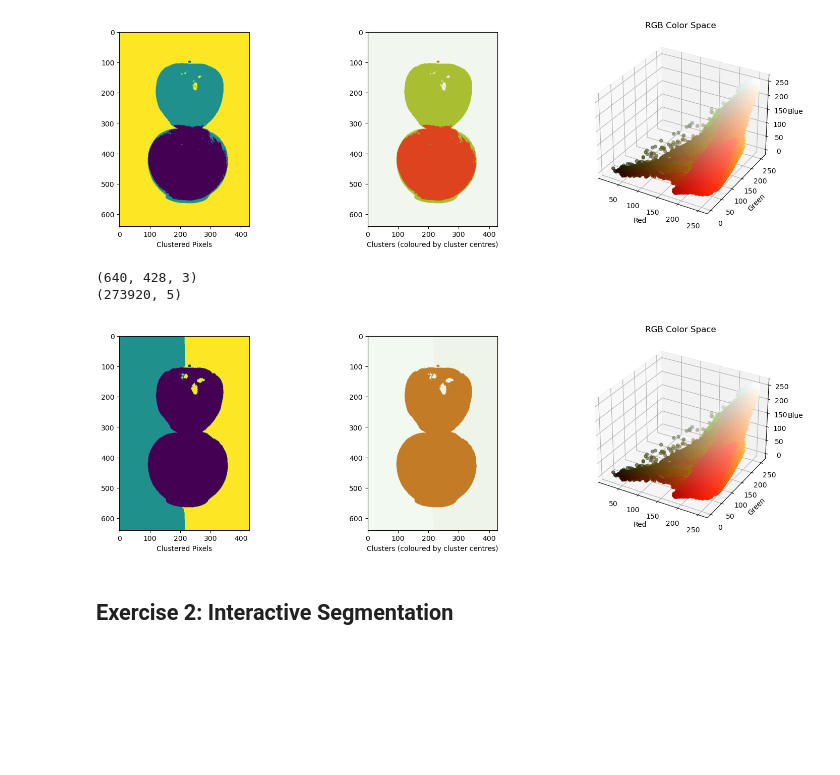
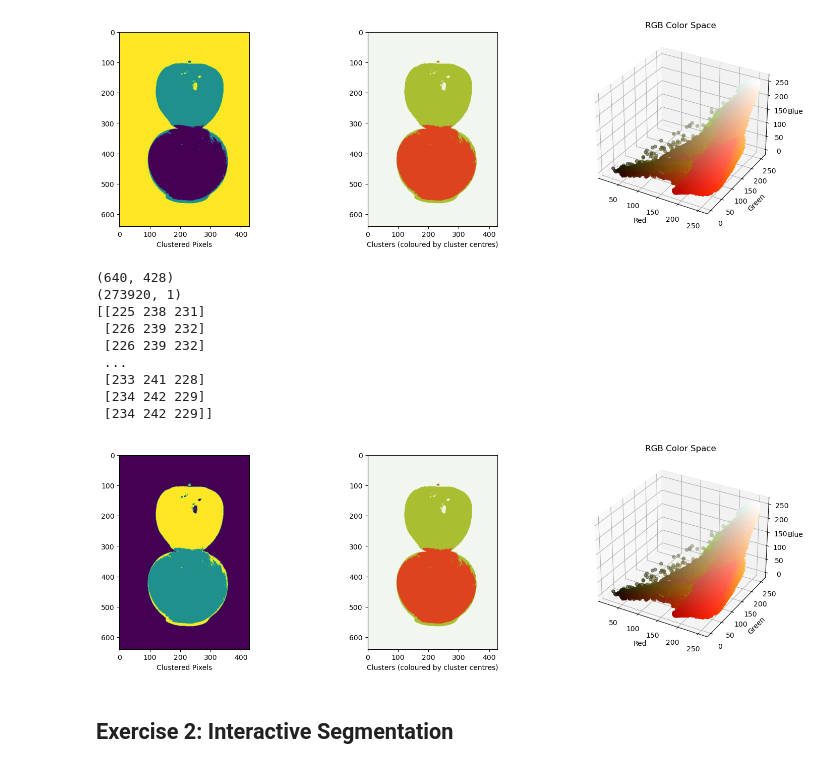
Before and after one commit to AmelineA2003/AMME5710, a Jupyter notebook: Tutorials/AMME5710_week6_tutorial.ipynb, the cells around one changed output. Saved outputs shown, nothing was run; the diff lists cells and outputs as text; code cells hidden in the pictures; blank space fills up the shorter version.

```diff
--- a/Tutorials/AMME5710_week6_tutorial.ipynb
+++ b/Tutorials/AMME5710_week6_tutorial.ipynb
@@ -329,21 +329,27 @@ img = cv2.imread('example_images_week6/apples.jpg')
 img = cv2.cvtColor(img, cv2.COLOR_BGR2RGB)
 
 h, w, _ = img.shape
-print(img.shape)
 
 # Convert image pixel data (RGB) into 2D array
 pixel_data = np.float32(img.reshape((-1,3)))
 
 # Find coordinate data and scale
 x_coords, y_coords = np.meshgrid(np.arange(w), np.arange(h))
-x_coords = (x_coords / w) * 255
-y_coords = (y_coords / h) * 255
+
+# scale spatial from zero to one to have equal controbution to RGB values
+x_coords = (x_coords / w) * 1
+y_coords = (y_coords / h) * 1
+
+print(x_coords.shape)
 x_coords = x_coords.reshape((-1,1)).astype(np.float32)
 y_coords = y_coords.reshape((-1,1)).astype(np.float32)
 
+print(x_coords.shape)
 
+
+# Create 5D vector of data
 pixel_data = np.hstack((pixel_data, x_coords, y_coords))
-print(pixel_data.shape)
+
 
 # K-means clustering
 K = 3
@@ -351,38 +357,47 @@ criteria = (cv2.TERM_CRITERIA_EPS+cv2.TERM_CRITERIA_MAX_ITER, 10, 1.0)
 (ret,labels,centers) = cv2.kmeans(pixel_data,K,None,criteria,10,cv2.KMEANS_RANDOM_CENTERS)
 
 # Reshape to create image with cluster IDs
 label_img = labels.reshape((img.shape[:2]))
 
 # Create image where colours correspond to the cluster center values (RGB) of corresponding cluster
 centers = np.uint8(centers[:, :3])
 label_img2 = centers[labels.flatten()].reshape((img.shape))
 
 
 fig = plt.figure(figsize=(18, 5))
 plt.subplot(131)
 plt.imshow(label_img) # apply standard colourmap to label numbers
 plt.xlabel('Clustered Pixels')
 
 plt.subplot(132)
 plt.imshow(label_img2)
 plt.xlabel('Clusters (coloured by cluster centres)')
 
 pixels = pixel_data.reshape(-1, 5)
-pixel_colors = img.reshape(-1, 3)
+pixel_colours = img.reshape(-1, 3)
+
+print(pixel_colours)
 
 
 ax = fig.add_subplot(1, 3, 3, projection='3d')
-ax.scatter(pixels[:, 0], pixels[:, 1], pixels[:, 2], c=pixel_colors / 255.0)
+ax.scatter(pixels[:, 0], pixels[:, 1], pixels[:, 2], c=pixel_colours/255.0)
 ax.set_xlabel('Red')
 ax.set_ylabel('Green')
 ax.set_zlabel('Blue')
 ax.set_title('RGB Color Space')
 
 plt.show()
 # %% [output]
-(640, 428, 3)
-(273920, 5)
+(640, 428)
+(273920, 1)
+[[225 238 231]
+ [226 239 232]
+ [226 239 232]
+ ...
+ [233 241 228]
+ [234 242 229]
+ [234 242 229]]
-[figure, old version]
+[figure, new version]
 # %% [markdown]
 ## Exercise 2: Interactive Segmentation
 
```
Also changed, not shown: parts of 4 cells of this notebook, 2 other files.
